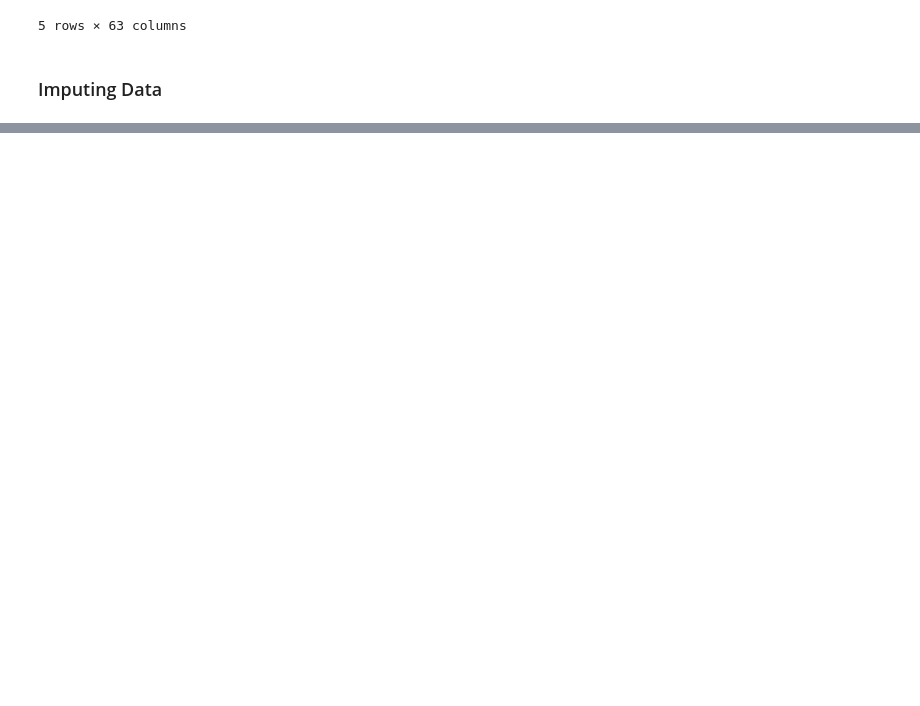
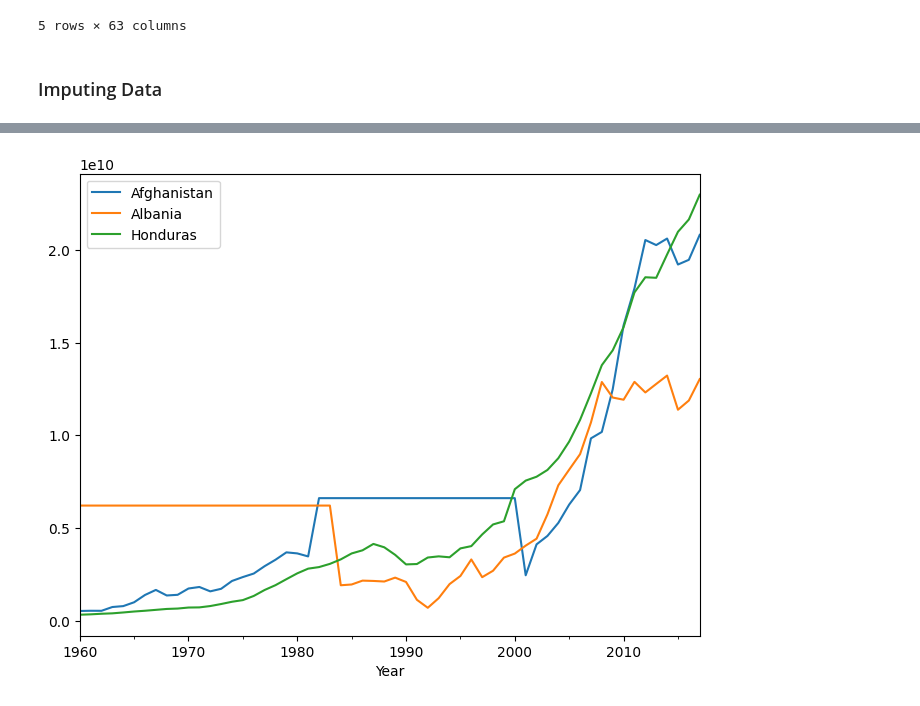
Before and after one commit to dhavalvalaa/Ai_Ml_QB, a Jupyter notebook: 23_06/ETL_pipelines_keggle.ipynb, the cells around one changed output, grey strips where cells are left out. Drawn from its saved outputs; the diff is of its cells as text; code cells hidden in the pictures; blank space fills up the shorter version.

```diff
--- a/23_06/ETL_pipelines_keggle.ipynb
+++ b/23_06/ETL_pipelines_keggle.ipynb
@@ -714,0 +786,4 @@ df_projects.head()
+# %%
+plot_results('GDP_filled')
+# %% [output]
+[figure, added]
```
Also changed, not shown: parts of 9 cells of this notebook.
